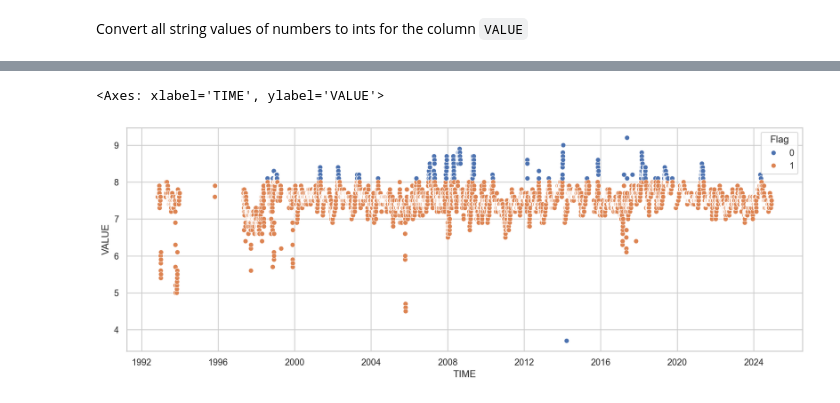
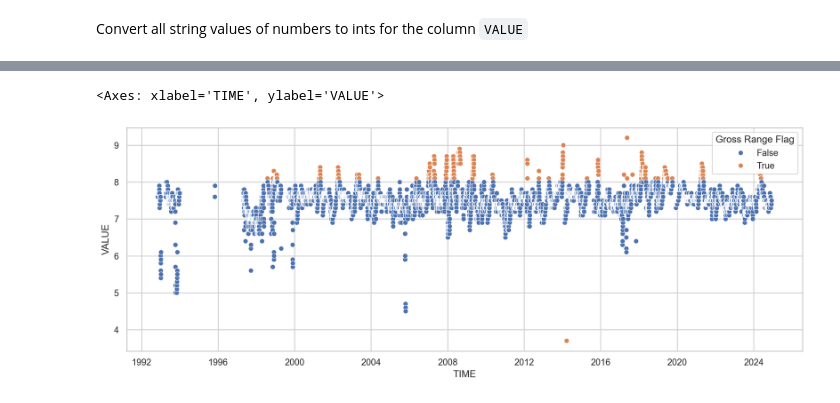
Before and after one commit to DWR-QA-Program/caldata-dsa-outlier-tool, a Jupyter notebook: dwr/dwr.ipynb, the cells around one changed output, grey strips where cells are left out. Drawn from its saved outputs; the diff is of its cells as text; code cells hidden in the pictures.

Commit message:
Implement tests in Group 1

```diff
--- a/dwr/dwr.ipynb
+++ b/dwr/dwr.ipynb
@@ -92,0 +127,4 @@ np.nanmax(df.VALUE), np.nanmin(df.VALUE)
+# %%
+sns.set_theme(style="whitegrid")
+fig, ax = plt.subplots(figsize=(15,5))
+sns.scatterplot(df_time_gap, x='TIME', y='Time Gap Flag', edgecolor=None)
@@ -92,0 +160,4 @@ np.nanmax(df.VALUE), np.nanmin(df.VALUE)
+# %%
+sns.set_theme(style="whitegrid")
+fig, ax = plt.subplots(figsize=(15,5))
+sns.scatterplot(df_value_gap, x='TIME', y='Value Gap Flag', edgecolor=None)
@@ -95,12 +176,13 @@ np.nanmax(df.VALUE), np.nanmin(df.VALUE)
 # %%
-def gross_range_test(time_series, bounds):
+def gross_range_test(time_series: pd.Series, bounds: tuple) -> pd.DataFrame:
     """
     Apply a gross range test to a time series.
 
     Parameters
     ----------
-    time_series : pandas.Series
-        The time series to be tested.
+    time_series : pd.Series
+        A pandas series with a datetime index.
+
     bounds : tuple
         The lower and upper bounds for the test.
 
@@ -111,7 +193,7 @@ def gross_range_test(time_series, bounds):
 
     Examples
     --------
-    >>> df_out = gross_range_test(df_in, (0, 100))
+    >>> df_gross_range = gross_range_test(df_in, (0, 100))
 
     """
     df = pd.DataFrame(time_series.copy())
@@ -119,7 +201,7 @@ def gross_range_test(time_series, bounds):
         raise ValueError('No input data.')
     if not all(bounds):
         raise ValueError('One of all of the bounds is empty.')
-    df['Flag'] = np.where(((df > bounds[1]) | ((df <= bounds[0]))), 0, 1)
+    df['Gross Range Flag'] = np.where(((df > bounds[1]) | ((df <= bounds[0]))), True, False)
     return df
 # %%
-df_out = gross_range_test(time_series=df.VALUE, bounds=[4,8])
+df_gross_range = gross_range_test(time_series=df.VALUE, bounds=[4,8])
@@ -128,7 +208,7 @@ df_out ['TIME'] = df['TIME']
 # %%
 sns.set_theme(style="whitegrid")
 fig, ax = plt.subplots(figsize=(15,5))
-sns.scatterplot(df_out, x='TIME', y='VALUE', hue='Flag')
+sns.scatterplot(df_gross_range, x='TIME', y='VALUE', hue='Gross Range Flag')
 # %% [output]
 <Axes: xlabel='TIME', ylabel='VALUE'>
-[figure, old version]
+[figure, new version]
```
Also changed, not shown: parts of 22 cells of this notebook, 1 other file.
